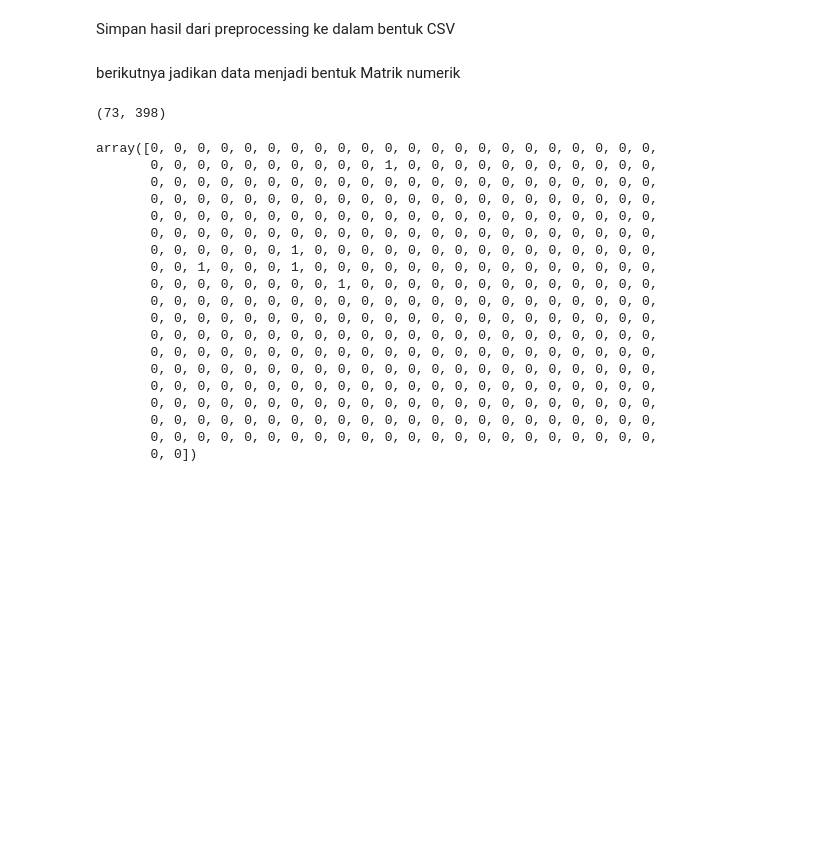
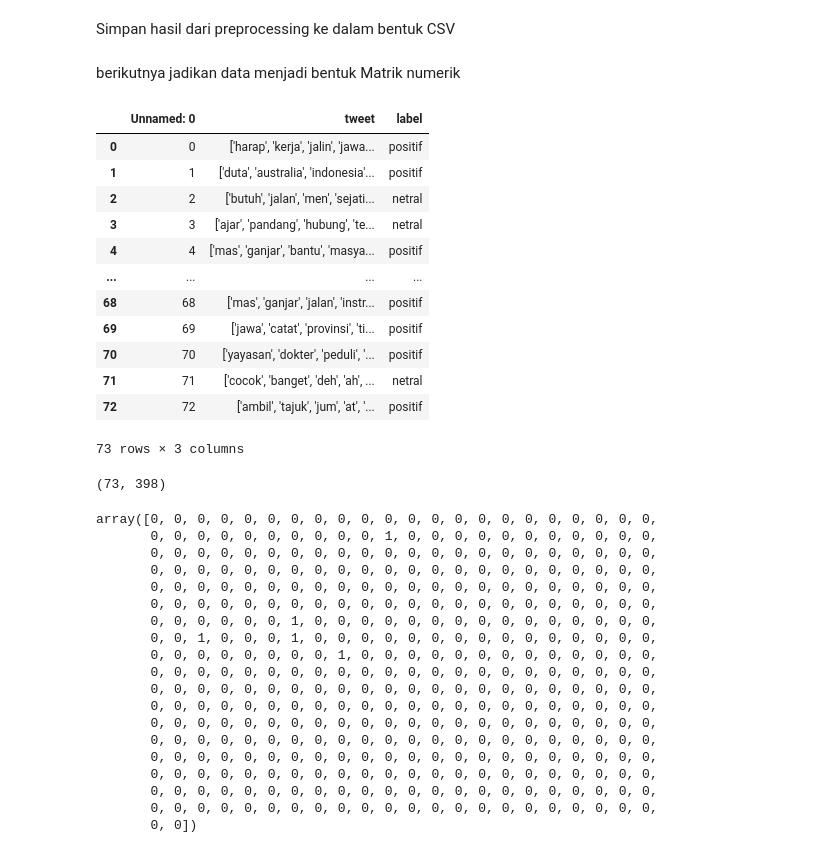
Before and after one commit to Fahmiady11/webmining, a Jupyter notebook: _build/jupyter_execute/contents/CrawlingVSM.ipynb, the cells around one changed output. Saved outputs shown, nothing was run; the diff lists cells and outputs as text; code cells hidden in the pictures; blank space fills up the shorter version.

```diff
--- a/_build/jupyter_execute/contents/CrawlingVSM.ipynb
+++ b/_build/jupyter_execute/contents/CrawlingVSM.ipynb
@@ -292,9 +292,24 @@ Simpan hasil dari preprocessing ke dalam bentuk CSV
 berikutnya jadikan data menjadi bentuk Matrik numerik
 # %%
 from sklearn.feature_extraction.text import TfidfTransformer, TfidfVectorizer, CountVectorizer
-dataTextPre = pd.read_csv('/content/drive/MyDrive/webmining/webmining/contents/preprocessing.csv')
+dataTextPre = pd.read_excel('/content/drive/MyDrive/webmining/webmining/contents/preprocessing.xlsx')
 vectorizer = CountVectorizer(min_df=1)
 bag = vectorizer.fit_transform(dataTextPre['tweet'])
+dataTextPre
+# %% [output]
+|  | Unnamed: 0 | tweet | label |
+| 0 | 0 | ['harap', 'kerja', 'jalin', 'jawa... | positif |
+| 1 | 1 | ['duta', 'australia', 'indonesia'... | positif |
+| 2 | 2 | ['butuh', 'jalan', 'men', 'sejati... | netral |
+| 3 | 3 | ['ajar', 'pandang', 'hubung', 'te... | netral |
+| 4 | 4 | ['mas', 'ganjar', 'bantu', 'masya... | positif |
+| ... | ... | ... | ... |
+| 68 | 68 | ['mas', 'ganjar', 'jalan', 'instr... | positif |
+| 69 | 69 | ['jawa', 'catat', 'provinsi', 'ti... | positif |
+| 70 | 70 | ['yayasan', 'dokter', 'peduli', '... | positif |
+| 71 | 71 | ['cocok', 'banget', 'deh', 'ah', ... | netral |
+| 72 | 72 | ['ambil', 'tajuk', 'jum', 'at', '... | positif |
+73 rows × 3 columns
 # %%
 matrik_vsm=bag.toarray()
 matrik_vsm.shape
```
Also changed, not shown: parts of 17 cells of this notebook, 10 other files.
